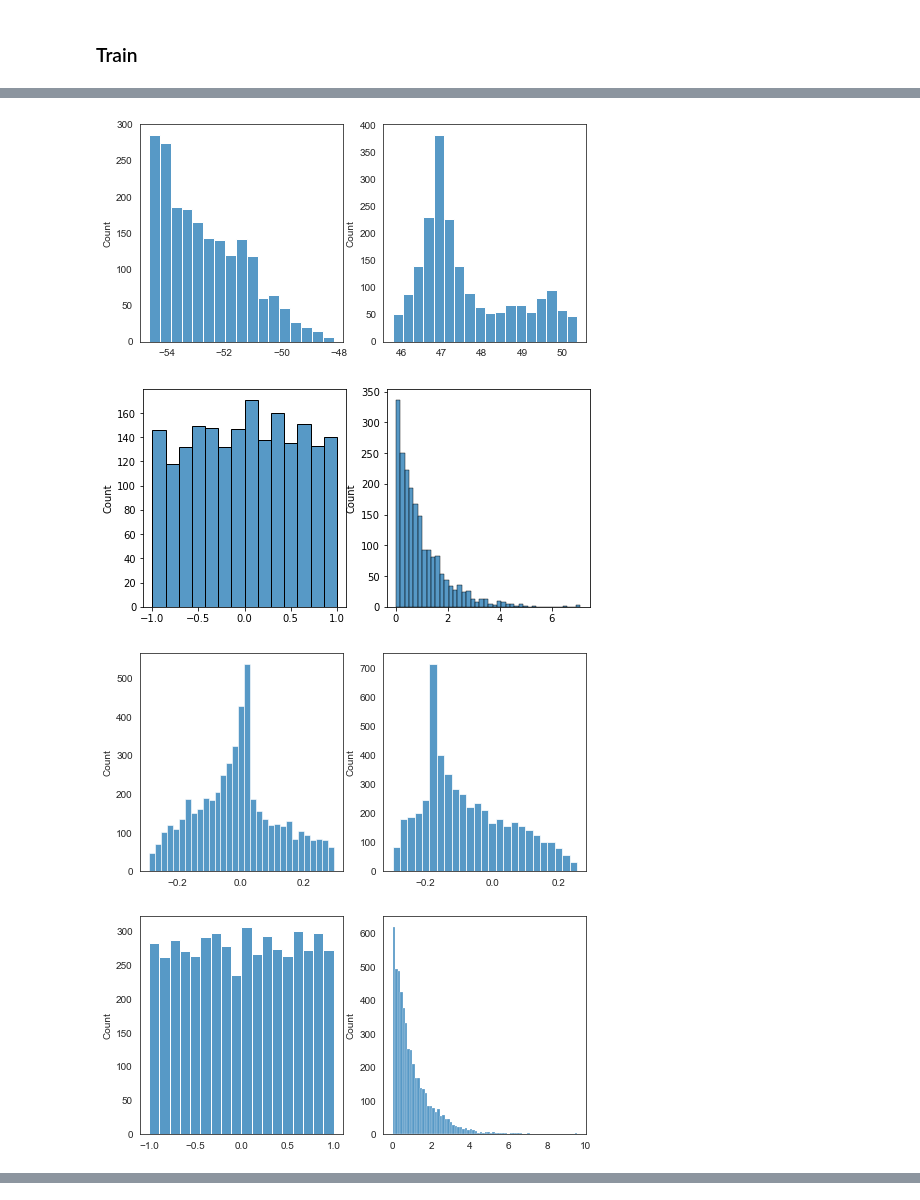
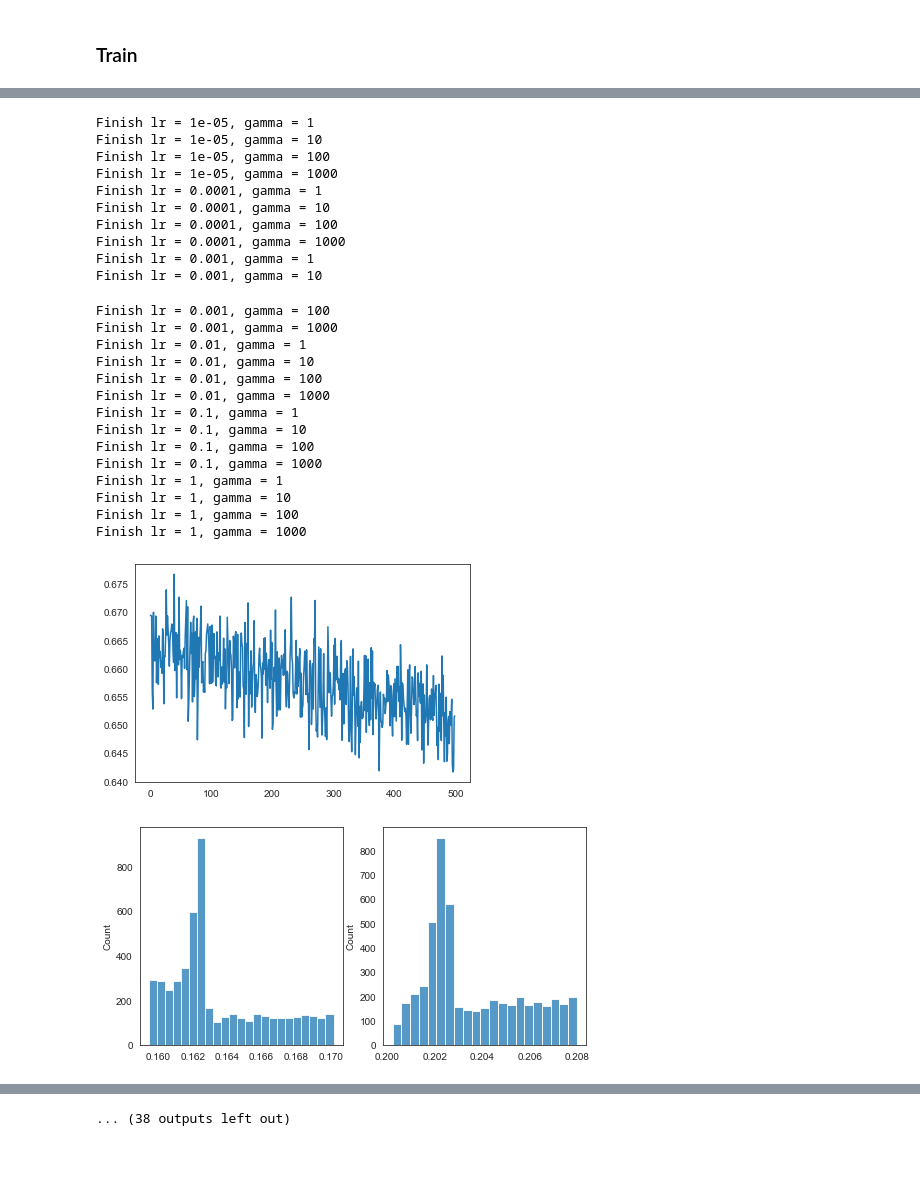
Before and after one commit to xxzWzxx/NICD, a Jupyter notebook: modules.ipynb, the cells around one changed output, grey strips where cells are left out. Cells and saved outputs as stored; diff of their text form; code cells hidden in the pictures; blank space fills up the shorter version.

Commit message:
ad results

```diff
--- a/modules.ipynb
+++ b/modules.ipynb
@@ -199,4 +165,0 @@ train(500, train_loader, device, loss, net, lr=1e-2, gamma=100, verbose=True)
-# %%
-with torch.no_grad():
-    y = net(data.data)
-data.show_distribution(y, 1, 2)
@@ -205,7 +166,3 @@ data.show_distribution(y, 1, 2)
 # %%
 gammas = [1, 10, 100, 1000]
 lrs = [1e-5, 1e-4, 1e-3, 1e-2, 1e-1, 1]
-for lr in lrs:
-    for gamma in gammas:
-        net = get_net(data.data.shape[1])
-        train()
@@ -217,20 +169,38 @@ TypeError: train() missing 7 required positional arguments: 'num_epochs', 'train
-# %%
-# The hyper parameter to be adjusted
-gammas = [1, 10, 100, 1000]
-lrs = [1e-5, 1e-4, 1e-3, 1e-2, 1e-1, 1]
-# %%
-data.show_distribution(y.cpu(), 1, 2, fig_path='test.png')
-# %% [output]
-[figure, removed]
-# %%
-data.show_distribution(data.origin, 1, 2)
-# %% [output]
-[figure, removed]
-# %%
-for X, y in train_loader:
-    data.show_distribution(X, 1, 2)
-    data.show_distribution(y, 1, 2)
-    break
-# %% [output]
-[figure, removed]
-[figure, removed]
+# %%
+for lr in lrs:
+    for gamma in gammas:
+        loss_path = os.path.join('results', 'all_data', 'loss', str(lr)+"|"+str(gamma)+".png")
+        output_path = os.path.join('results', 'all_data', 'output', str(lr)+"|"+str(gamma)+".png")
+        net = get_net(data.data.shape[1])
+        train(num_epochs, train_loader, device, loss, net, lr=lr, gamma=gamma, fig_path=loss_path)
+        with torch.no_grad():
+            y = net(data.data.to(device=device))
+            data.show_distribution(y.cpu(), 1, 2, fig_path=output_path)
+        print(f'Finish lr = {lr}, gamma = {gamma}')
+# %% [output]
+Finish lr = 1e-05, gamma = 1
+Finish lr = 1e-05, gamma = 10
+Finish lr = 1e-05, gamma = 100
+Finish lr = 1e-05, gamma = 1000
+Finish lr = 0.0001, gamma = 1
+Finish lr = 0.0001, gamma = 10
+Finish lr = 0.0001, gamma = 100
+Finish lr = 0.0001, gamma = 1000
+Finish lr = 0.001, gamma = 1
+Finish lr = 0.001, gamma = 10
+Finish lr = 0.001, gamma = 100
+Finish lr = 0.001, gamma = 1000
+Finish lr = 0.01, gamma = 1
+Finish lr = 0.01, gamma = 10
+Finish lr = 0.01, gamma = 100
+Finish lr = 0.01, gamma = 1000
+Finish lr = 0.1, gamma = 1
+Finish lr = 0.1, gamma = 10
+Finish lr = 0.1, gamma = 100
+Finish lr = 0.1, gamma = 1000
+Finish lr = 1, gamma = 1
+Finish lr = 1, gamma = 10
+Finish lr = 1, gamma = 100
+Finish lr = 1, gamma = 1000
+[figure, added]
+[figure, added]
@@ -236,0 +215 @@ for X, y in train_loader:
+... (38 outputs left out)
```
Also changed, not shown: parts of 6 cells of this notebook, 48 other files.
